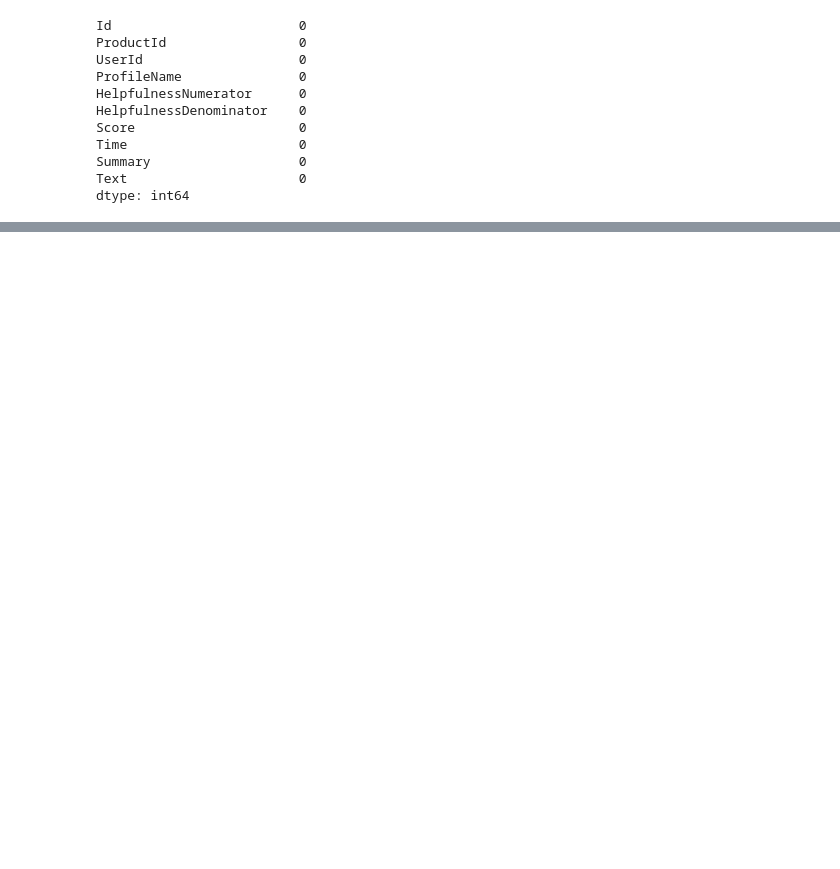
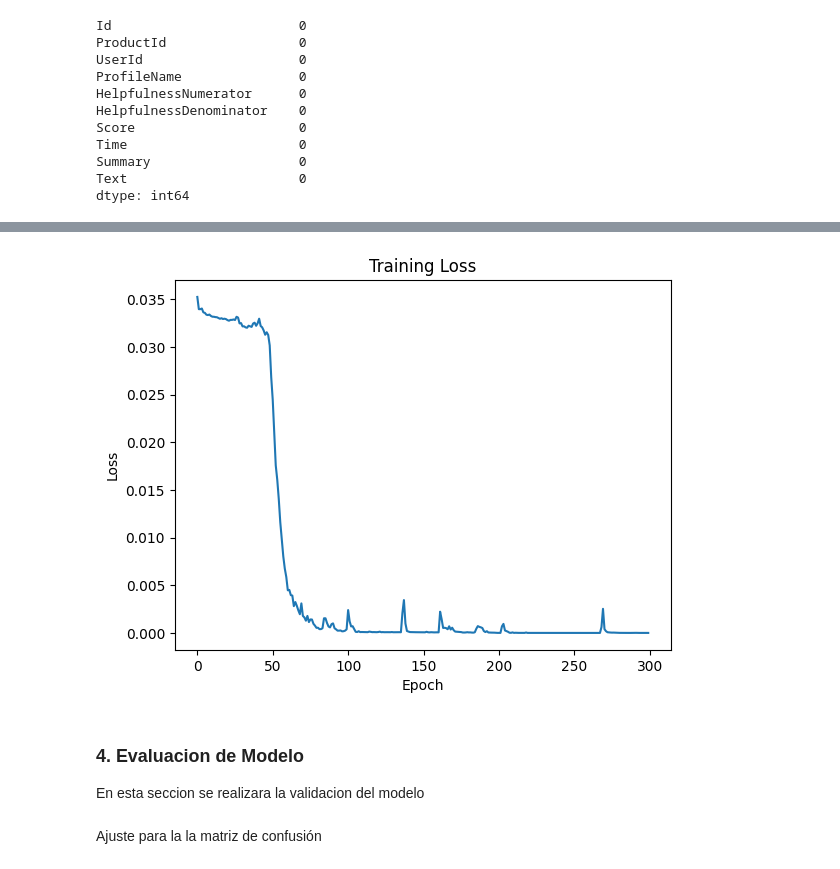
Before and after one commit to mantofer02/DataScienceBootcamp, a Jupyter notebook: FUNDATEC/MachineLearning/Quices/3/Q03_MarcoFerraro.ipynb, the cells around one changed output, grey strips where cells are left out. Cells and saved outputs as stored; diff of their text form; code cells hidden in the pictures; blank space fills up the shorter version.

Commit message:
adding models

```diff
--- a/FUNDATEC/MachineLearning/Quices/3/Q03_MarcoFerraro.ipynb
+++ b/FUNDATEC/MachineLearning/Quices/3/Q03_MarcoFerraro.ipynb
@@ -322,0 +355,33 @@ Epoch [10/10], Loss: 0.0217
+# %%
+NUM_EPOCHS = 300
+
+model = LSTMClassifier(len(vocab), embedding_dim, hidden_dim, output_dim).to(device)
+criterion = nn.CrossEntropyLoss().to(device)
+optimizer = optim.Adam(model.parameters(), lr=0.001)
+
+
+print_epochs = [1, 10, 15, 30, 50, 75, 100, 150, 200, 250, 300]
+loss_values = []
+
+for epoch in range(NUM_EPOCHS):
+    model.train()
+    train_loss = 0.0
+
+    for batch_X, batch_y in train_data_loader:
+        batch_X, batch_y = batch_X.to(device), batch_y.to(device)
+
+        optimizer.zero_grad()
+        output = model(batch_X)
+
+        batch_y = batch_y - 1
+
+        loss = criterion(output, batch_y)
+        loss.backward()
+        optimizer.step()
+        train_loss += loss.item()
+
+    train_loss /= len(train_data_loader.dataset)
+    loss_values.append(train_loss)
+
+    if (epoch + 1) in print_epochs:
+        print(f'Epoch [{epoch+1}/{NUM_EPOCHS}], Loss: {train_loss:.4f}')
@@ -322,0 +400,12 @@ Epoch [10/10], Loss: 0.0217
+# %%
+plt.plot(range(NUM_EPOCHS), loss_values)
+plt.xlabel('Epoch')
+plt.ylabel('Loss')
+plt.title('Training Loss')
+plt.show()
+# %% [output]
+[figure, added]
+# %% [markdown]
+### 4. Evaluacion de Modelo
+
+En esta seccion se realizara la validacion del modelo
@@ -322,0 +425,2 @@ Epoch [10/10], Loss: 0.0217
+# %% [markdown]
+Ajuste para la la matriz de confusión
```
Also changed, not shown: parts of 42 cells of this notebook, 1 other file.
